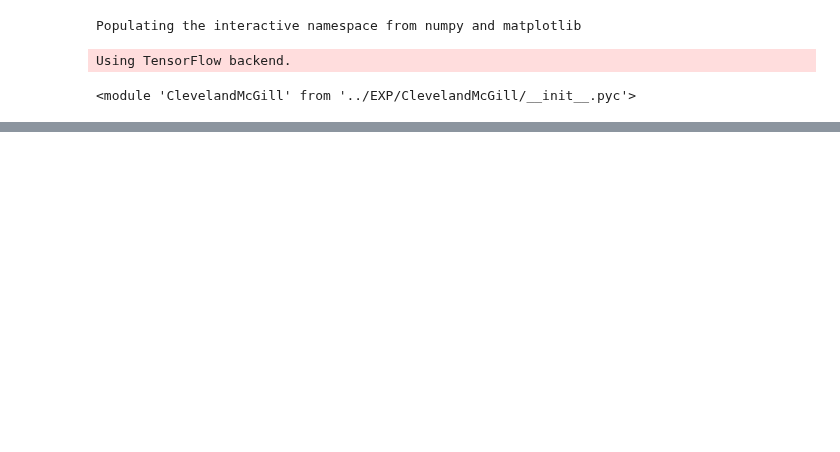
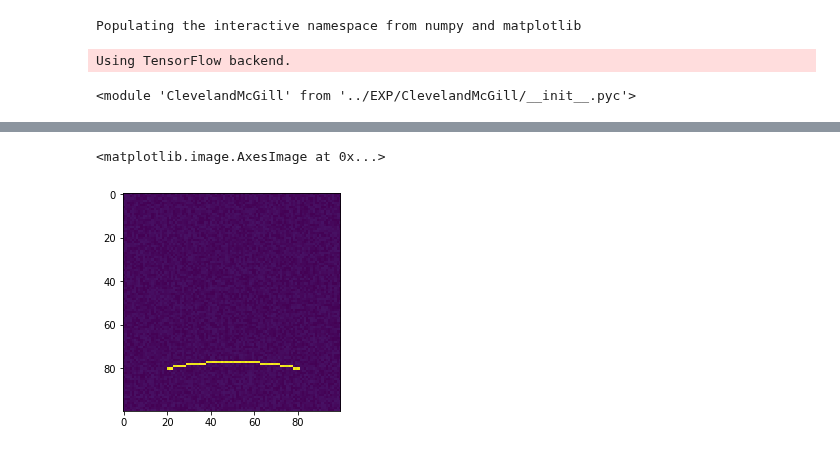
Before and after one commit to Rhoana/perception, a Jupyter notebook: IPY/CrossNetwork.ipynb, the cells around one changed output, grey strips where cells are left out. Saved outputs shown, nothing was run; the diff lists cells and outputs as text; code cells hidden in the pictures; blank space fills up the shorter version.

```diff
--- a/IPY/CrossNetwork.ipynb
+++ b/IPY/CrossNetwork.ipynb
@@ -621,0 +232,5 @@ for i in range(20):
+# %%
+imshow(X[0][0])
+# %% [output]
+<matplotlib.image.AxesImage at 0x...>
+[figure, added]
```
Also changed, not shown: parts of 52 cells of this notebook, 2 other files.
